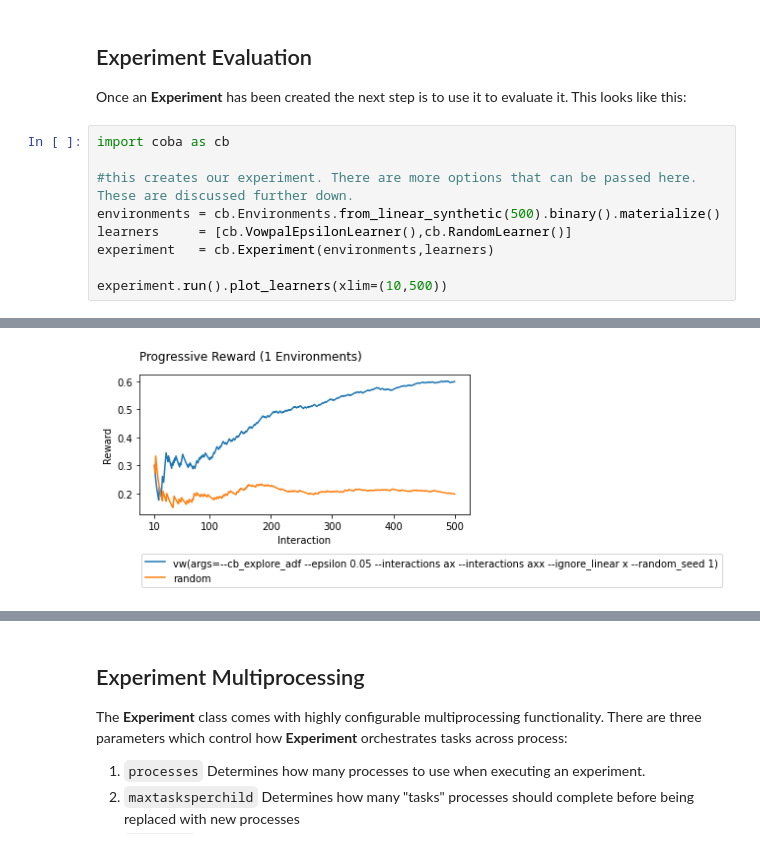
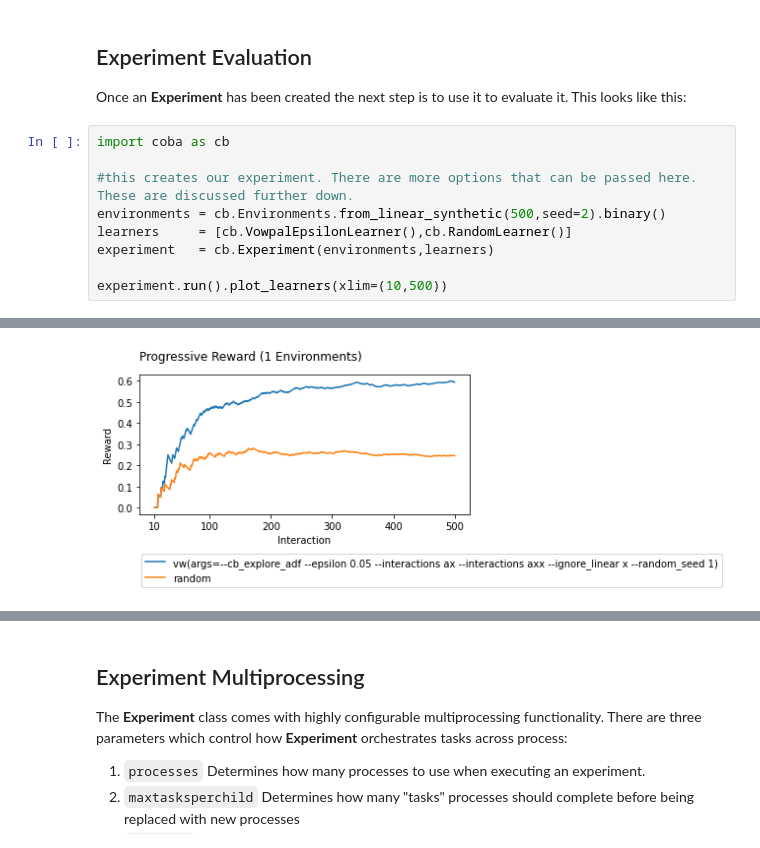
Before and after one commit to VowpalWabbit/coba, a Jupyter notebook: examples/notebooks/Experiments.ipynb, the cells around one changed output, grey strips where cells are left out. Drawn from its saved outputs; the diff is of its cells as text.

```diff
--- a/examples/notebooks/Experiments.ipynb
+++ b/examples/notebooks/Experiments.ipynb
@@ -22,7 +22,7 @@ Once an **Experiment** has been created the next step is to use it to evaluate i
 import coba as cb
 
 #this creates our experiment. There are more options that can be passed here. These are discussed further down.
-environments = cb.Environments.from_linear_synthetic(500).binary().materialize()
+environments = cb.Environments.from_linear_synthetic(500,seed=2).binary()
 learners     = [cb.VowpalEpsilonLearner(),cb.RandomLearner()]
 experiment   = cb.Experiment(environments,learners)
 
@@ -37 +37 @@ experiment.run().plot_learners(xlim=(10,500))
-[figure, old version]
+[figure, new version]
```
Also changed, not shown: parts of 6 cells of this notebook, 5 other files.
